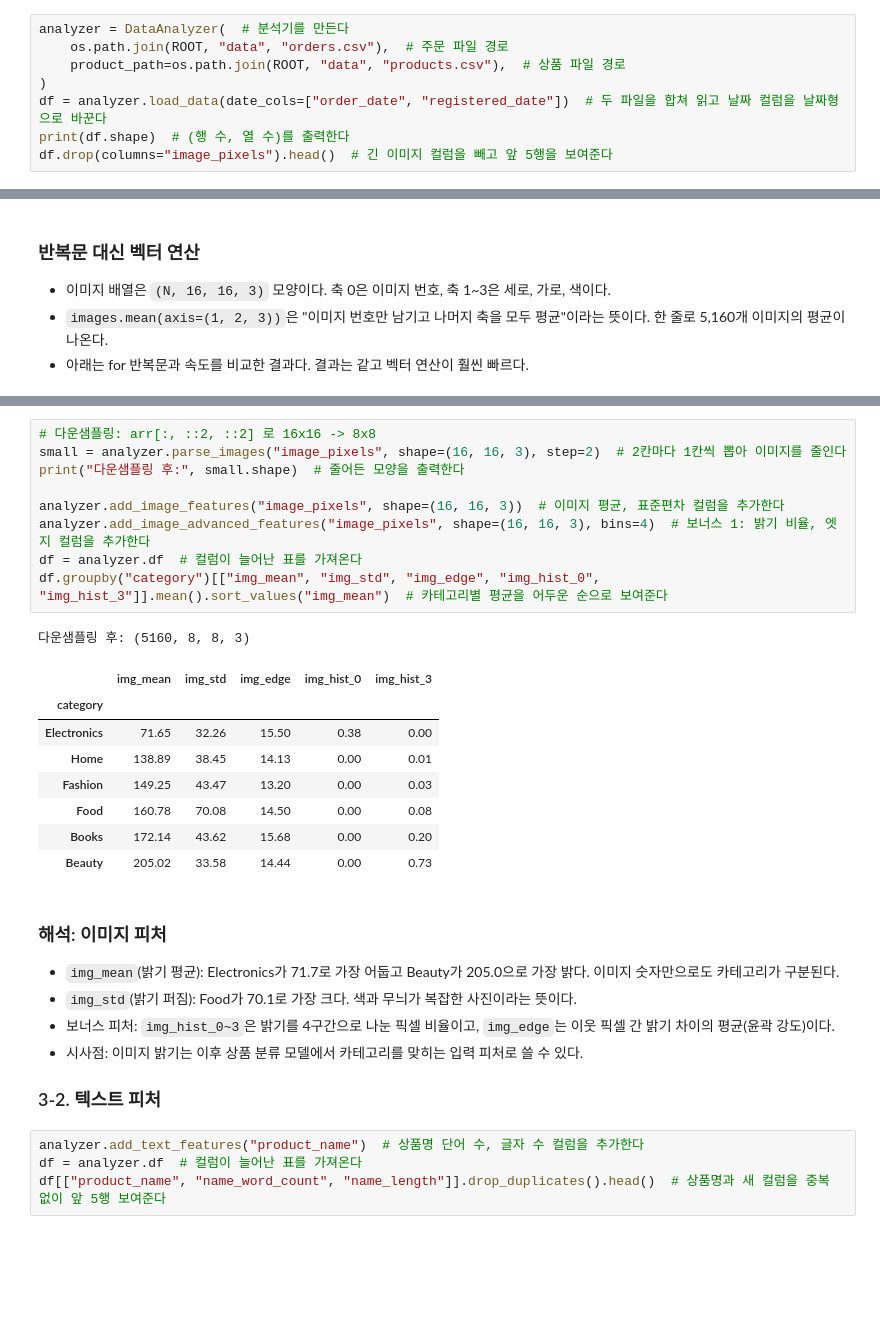
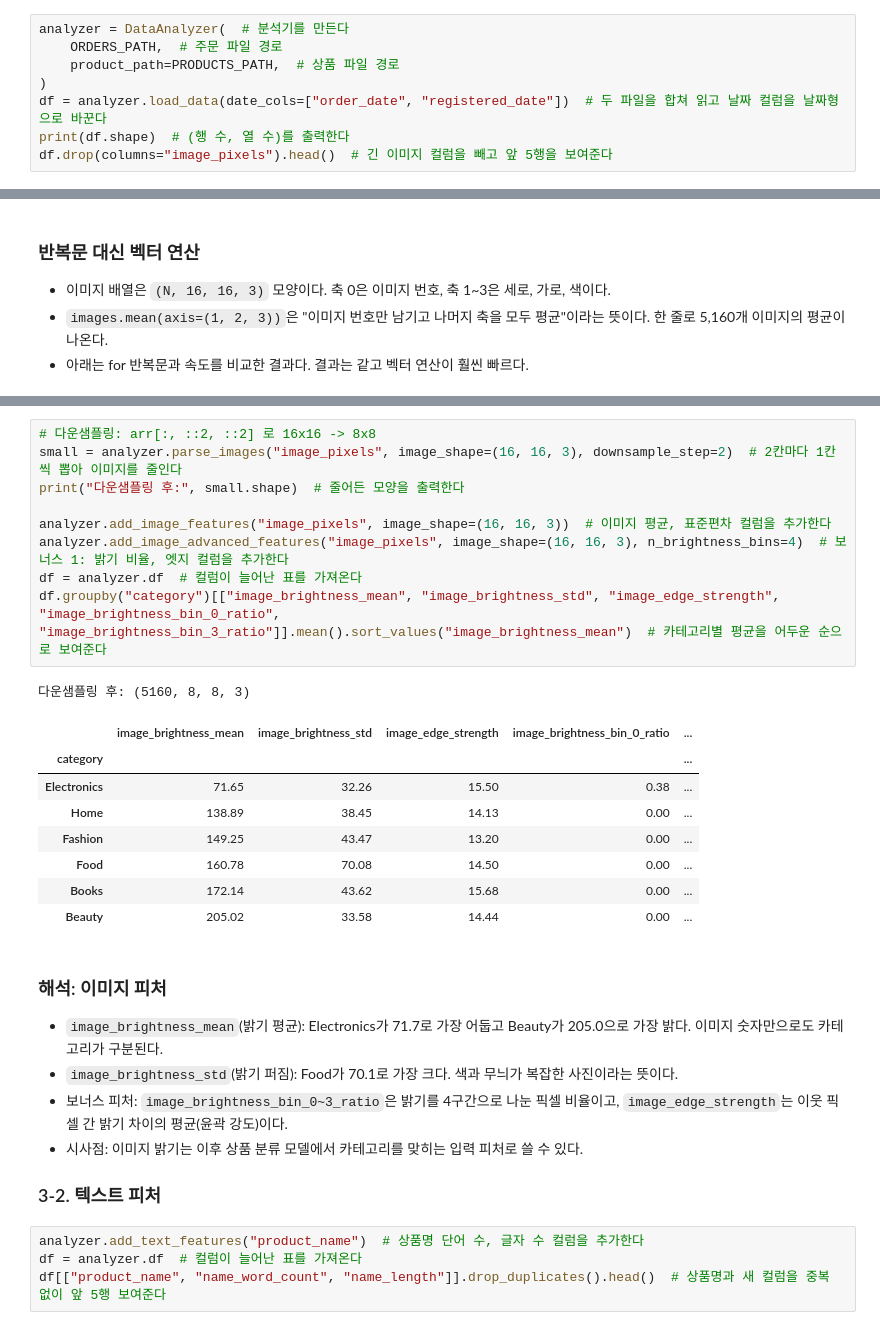
Before and after one commit to 0802222/Codyssey-A1-1-RFM, a Jupyter notebook: notebooks/analysis_report.ipynb, the cells around one changed output, grey strips where cells are left out. Drawn from its saved outputs; the diff is of its cells as text; blank space fills up the shorter version.

```diff
--- a/notebooks/analysis_report.ipynb
+++ b/notebooks/analysis_report.ipynb
@@ -50,8 +51,8 @@ def save(fig, name):  # 그림을 파일로 저장하는 도우미 함수
 주문 데이터(`orders.csv`)와 상품 데이터(`products.csv`)를 `product_id`로 합쳐 하나의 표로 만든다.
 # %%
 analyzer = DataAnalyzer(  # 분석기를 만든다
-    os.path.join(ROOT, "data", "orders.csv"),  # 주문 파일 경로
-    product_path=os.path.join(ROOT, "data", "products.csv"),  # 상품 파일 경로
+    ORDERS_PATH,  # 주문 파일 경로
+    product_path=PRODUCTS_PATH,  # 상품 파일 경로
 )
 df = analyzer.load_data(date_cols=["order_date", "registered_date"])  # 두 파일을 합쳐 읽고 날짜 컬럼을 날짜형으로 바꾼다
 print(df.shape)  # (행 수, 열 수)를 출력한다
@@ -236,27 +237,27 @@ print(f"반복문 {loop_time * 1000:.2f}ms, 벡터 연산 {vec_time * 1000:.2f}m
 # %%
 # 다운샘플링: arr[:, ::2, ::2] 로 16x16 -> 8x8
-small = analyzer.parse_images("image_pixels", shape=(16, 16, 3), step=2)  # 2칸마다 1칸씩 뽑아 이미지를 줄인다
+small = analyzer.parse_images("image_pixels", image_shape=(16, 16, 3), downsample_step=2)  # 2칸마다 1칸씩 뽑아 이미지를 줄인다
 print("다운샘플링 후:", small.shape)  # 줄어든 모양을 출력한다
 
-analyzer.add_image_features("image_pixels", shape=(16, 16, 3))  # 이미지 평균, 표준편차 컬럼을 추가한다
-analyzer.add_image_advanced_features("image_pixels", shape=(16, 16, 3), bins=4)  # 보너스 1: 밝기 비율, 엣지 컬럼을 추가한다
+analyzer.add_image_features("image_pixels", image_shape=(16, 16, 3))  # 이미지 평균, 표준편차 컬럼을 추가한다
+analyzer.add_image_advanced_features("image_pixels", image_shape=(16, 16, 3), n_brightness_bins=4)  # 보너스 1: 밝기 비율, 엣지 컬럼을 추가한다
 df = analyzer.df  # 컬럼이 늘어난 표를 가져온다
-df.groupby("category")[["img_mean", "img_std", "img_edge", "img_hist_0", "img_hist_3"]].mean().sort_values("img_mean")  # 카테고리별 평균을 어두운 순으로 보여준다
+df.groupby("category")[["image_brightness_mean", "image_brightness_std", "image_edge_strength", "image_brightness_bin_0_ratio", "image_brightness_bin_3_ratio"]].mean().sort_values("image_brightness_mean")  # 카테고리별 평균을 어두운 순으로 보여준다
 # %% [output]
 다운샘플링 후: (5160, 8, 8, 3)
-|  | img_mean | img_std | img_edge | img_hist_0 | img_hist_3 |
-| category |  |  |  |  |  |
-| Electronics | 71.65 | 32.26 | 15.50 | 0.38 | 0.00 |
-| Home | 138.89 | 38.45 | 14.13 | 0.00 | 0.01 |
-| Fashion | 149.25 | 43.47 | 13.20 | 0.00 | 0.03 |
-| Food | 160.78 | 70.08 | 14.50 | 0.00 | 0.08 |
-| Books | 172.14 | 43.62 | 15.68 | 0.00 | 0.20 |
-| Beauty | 205.02 | 33.58 | 14.44 | 0.00 | 0.73 |
+|  | image_brightness_mean | image_brightness_std | image_edge_strength | image_brightness_bin_0_ratio | ... |
+| category |  |  |  |  | ... |
+| Electronics | 71.65 | 32.26 | 15.50 | 0.38 | ... |
+| Home | 138.89 | 38.45 | 14.13 | 0.00 | ... |
+| Fashion | 149.25 | 43.47 | 13.20 | 0.00 | ... |
+| Food | 160.78 | 70.08 | 14.50 | 0.00 | ... |
+| Books | 172.14 | 43.62 | 15.68 | 0.00 | ... |
+| Beauty | 205.02 | 33.58 | 14.44 | 0.00 | ... |
 # %% [markdown]
 ### 해석: 이미지 피처
-- `img_mean`(밝기 평균): Electronics가 71.7로 가장 어둡고 Beauty가 205.0으로 가장 밝다. 이미지 숫자만으로도 카테고리가 구분된다.
-- `img_std`(밝기 퍼짐): Food가 70.1로 가장 크다. 색과 무늬가 복잡한 사진이라는 뜻이다.
-- 보너스 피처: `img_hist_0~3`은 밝기를 4구간으로 나눈 픽셀 비율이고, `img_edge`는 이웃 픽셀 간 밝기 차이의 평균(윤곽 강도)이다.
+- `image_brightness_mean`(밝기 평균): Electronics가 71.7로 가장 어둡고 Beauty가 205.0으로 가장 밝다. 이미지 숫자만으로도 카테고리가 구분된다.
+- `image_brightness_std`(밝기 퍼짐): Food가 70.1로 가장 크다. 색과 무늬가 복잡한 사진이라는 뜻이다.
+- 보너스 피처: `image_brightness_bin_0~3_ratio`은 밝기를 4구간으로 나눈 픽셀 비율이고, `image_edge_strength`는 이웃 픽셀 간 밝기 차이의 평균(윤곽 강도)이다.
 - 시사점: 이미지 밝기는 이후 상품 분류 모델에서 카테고리를 맞히는 입력 피처로 쓸 수 있다.
 
 ### 3-2. 텍스트 피처
```
Also changed, not shown: parts of 10 cells of this notebook, 10 other files.
